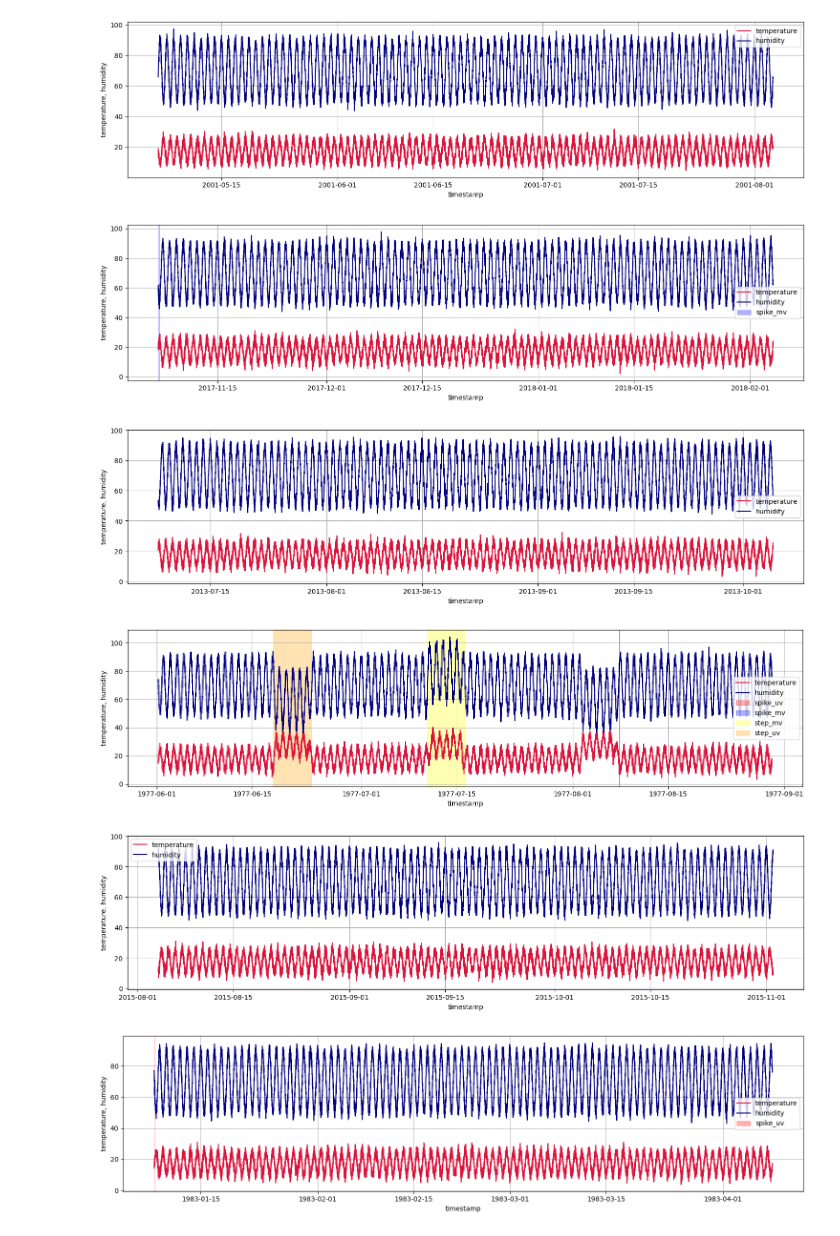
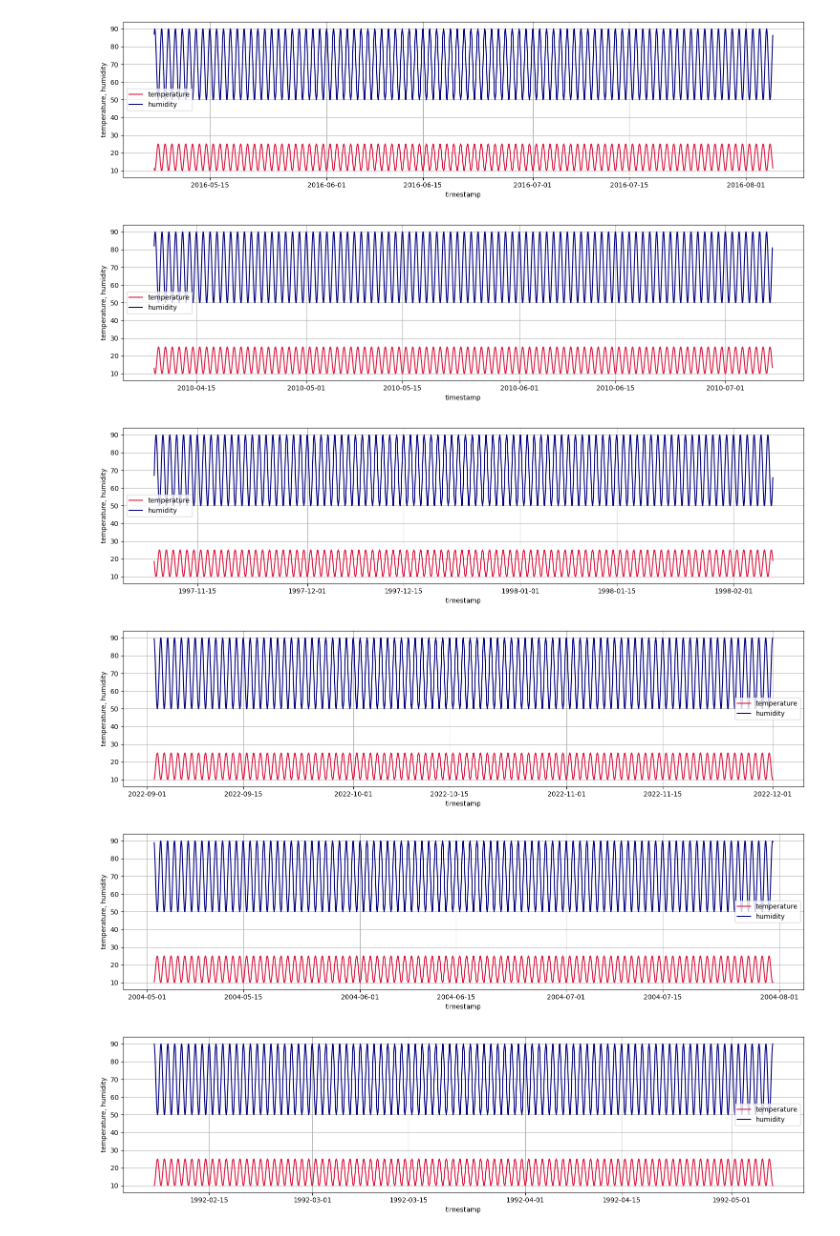
Before and after one commit to ICSC-Spoke3/ATS, a Jupyter notebook: Examples - generators.ipynb, the cells around one changed output. Drawn from its saved outputs; the diff is of its cells as text; code cells hidden in the pictures.

```diff
--- a/Examples - generators.ipynb
+++ b/Examples - generators.ipynb
@@ -10,12 +10,12 @@ generator = HumiTempDatasetGenerator()
 # --- Test generate_test_dataset ---
 
 test_dataset = generator.generate(
-    n_series = 12,
-    effects = ['noise'],
-    anomalies = ['step_mv', 'spike_uv', 'step_uv', 'spike_mv'],
+    n_series = 13,
+    effects = [],
+    anomalies = ['spike_mv', 'step_mv', 'step_mv', 'step_mv'],
     time_span = '90D',
     max_anomalies_per_series = 4,
-    anomalies_ratio = 0.5
+    anomalies_ratio = 0.3
 
 )
 generator.plot_dataset()
@@ -41,6 +43,6 @@ generator.plot_dataset()
-[figure, old version]
+[figure, new version]
-[figure, old version]
+[figure, new version]
-[figure, old version]
+[figure, new version]
-[figure, old version]
+[figure, new version]
-[figure, old version]
+[figure, new version]
-[figure, old version]
+[figure, new version]
```
Also changed, not shown: parts of 2 cells of this notebook.
